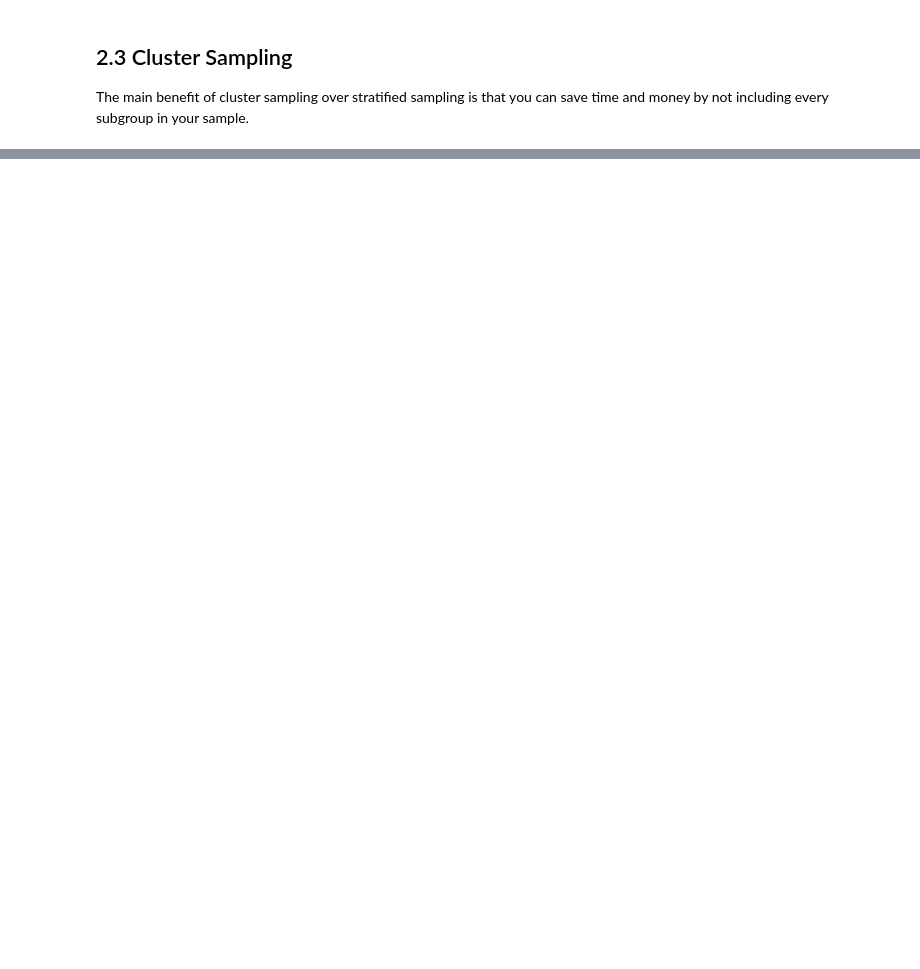
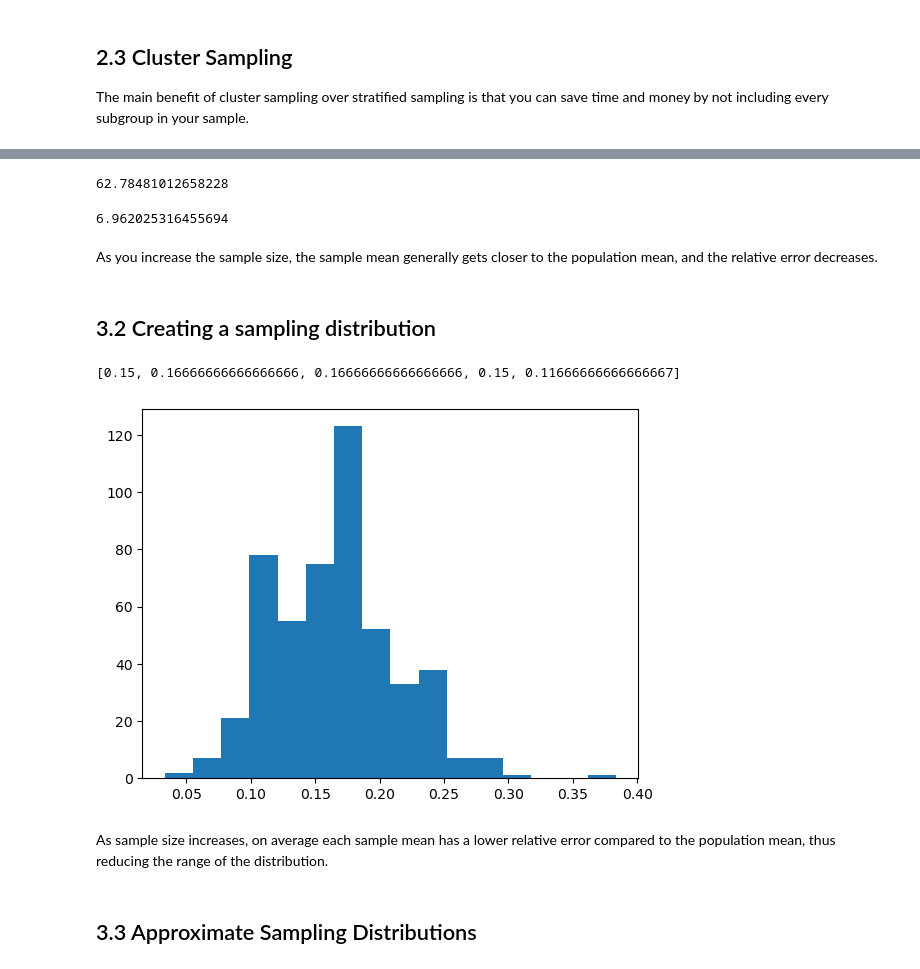
Before and after one commit to Gergerr/portofolio, a Jupyter notebook: Documents/Code/AIML/Portofolio/1. Sampling in Python/main.ipynb, the cells around one changed output, grey strips where cells are left out. Drawn from its saved outputs; the diff is of its cells as text; code cells hidden in the pictures; blank space fills up the shorter version.

```diff
--- a/Documents/Code/AIML/Portofolio/1. Sampling in Python/main.ipynb
+++ b/Documents/Code/AIML/Portofolio/1. Sampling in Python/main.ipynb
@@ -329,0 +402,55 @@ The main benefit of cluster sampling over stratified sampling is that you can sa
+# %%
+# Generate a simple random sample of 50 rows, with seed 2022
+attrition_srs50 = attrition_pop.sample(n= 50, random_state= 2022)
+
+# Calculate the mean employee attrition in the sample
+mean_attrition_srs50 = attrition_srs50['Attrition'].mean()
+
+# Calculate the relative error percentage
+rel_error_pct50 = abs(attrition_pop['Attrition'].mean() - mean_attrition_srs50) / attrition_pop['Attrition'].mean() * 100
+
+# Print rel_error_pct50
+print(rel_error_pct50)
+# %% [output]
+62.78481012658228
+# %%
+# Generate a simple random sample of 100 rows, with seed 2022
+attrition_srs100 = attrition_pop.sample(n= 100, random_state= 2022)
+
+# Calculate the mean employee attrition in the sample
+mean_attrition_srs100 = attrition_srs100['Attrition'].mean()
+
+# Calculate the relative error percentage
+rel_error_pct100 = abs(attrition_pop['Attrition'].mean() - mean_attrition_srs100) / attrition_pop['Attrition'].mean() * 100
+
+# Print rel_error_pct50
+print(rel_error_pct100)
+# %% [output]
+6.962025316455694
+# %% [markdown]
+As you increase the sample size, the sample mean generally gets closer to the population mean, and the relative error decreases.
+# %% [markdown]
+## 3.2 Creating a sampling distribution
+# %%
+# Create an empty list
+mean_attritions= []
+# Loop 500 times to create 500 sample means
+for i in range(500):
+	mean_attritions.append(
+    	attrition_pop.sample(n=60)['Attrition'].mean()
+	)
+
+# Print out the first few entries of the list
+print(mean_attritions[0:5])
+# %% [output]
+[0.15, 0.16666666666666666, 0.16666666666666666, 0.15, 0.11666666666666667]
+# %%
+# Create a histogram of the 500 sample means
+plt.hist(mean_attritions, bins= 16)
+plt.show()
+# %% [output]
+[figure, added]
+# %% [markdown]
+As sample size increases, on average each sample mean has a lower relative error compared to the population mean, thus reducing the range of the distribution.
+# %% [markdown]
+## 3.3 Approximate Sampling Distributions
```
Also changed, not shown: parts of 33 cells of this notebook.
